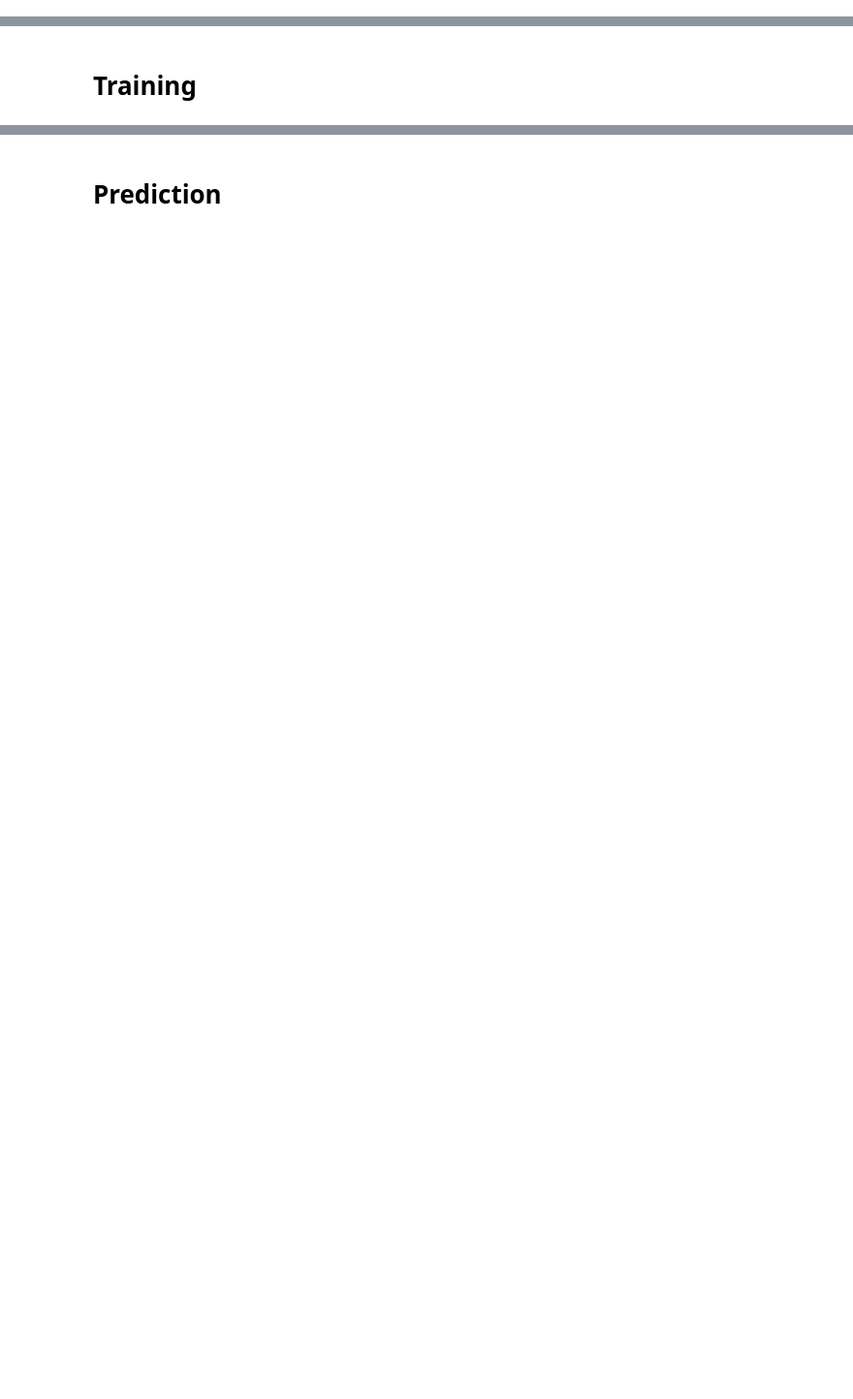
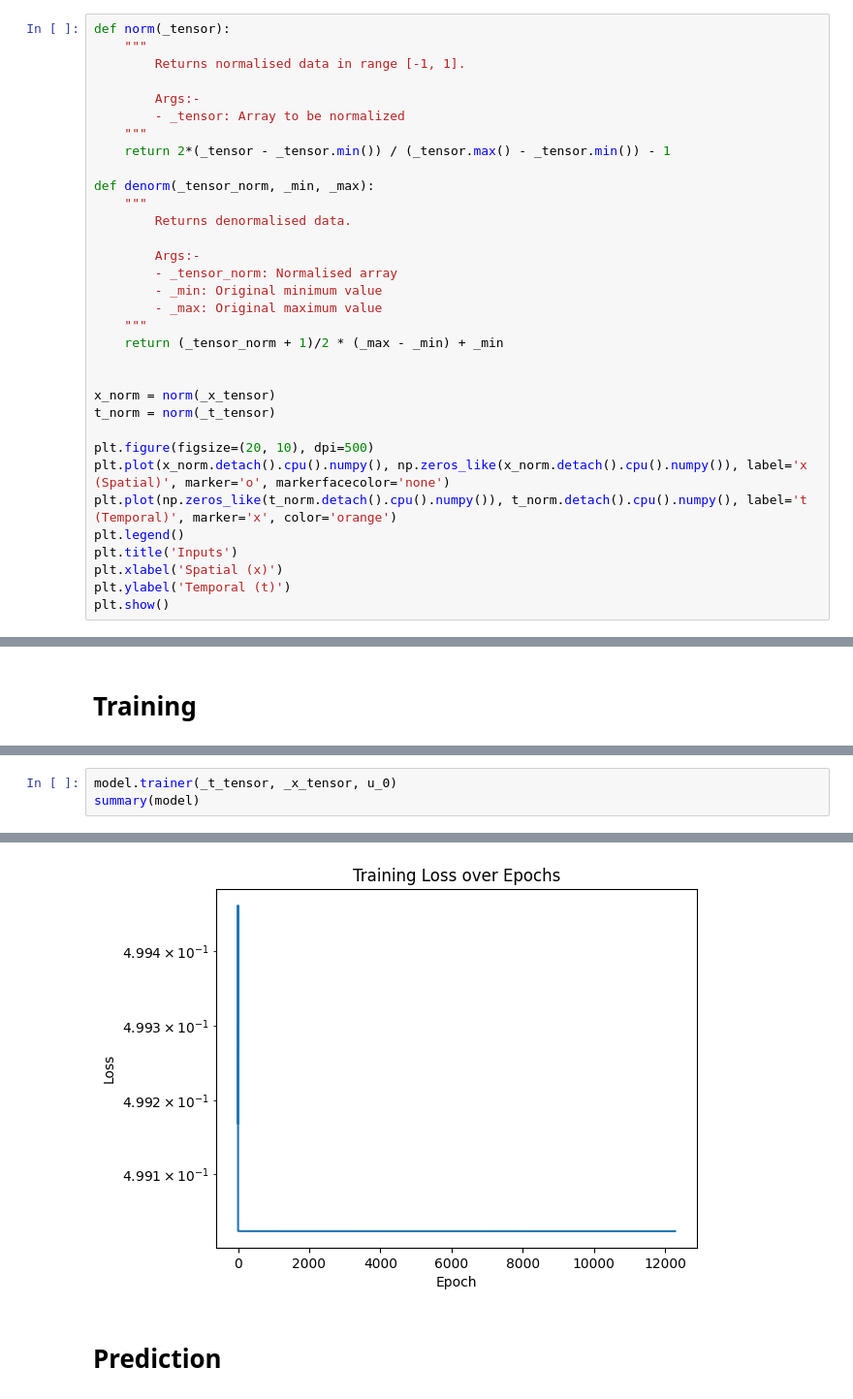
Before and after one commit to nishantak/numerical_sim_PINN, a Jupyter notebook: PINN_Kuramoto/pinn_solver.ipynb, the cells around one changed output, grey strips where cells are left out. Shown at 97% size. Saved outputs shown, nothing was run; the diff lists cells and outputs as text; blank space fills up the shorter version.

```diff
--- a/PINN_Kuramoto/pinn_solver.ipynb
+++ b/PINN_Kuramoto/pinn_solver.ipynb
@@ -77,0 +54,33 @@ t: tensor([[0.0000],
+# %%
+def norm(_tensor):
+    """
+        Returns normalised data in range [-1, 1].
+
+        Args:-
+        - _tensor: Array to be normalized
+    """
+    return 2*(_tensor - _tensor.min()) / (_tensor.max() - _tensor.min()) - 1
+
+def denorm(_tensor_norm, _min, _max):
+    """
+        Returns denormalised data.
+
+        Args:-
+        - _tensor_norm: Normalised array
+        - _min: Original minimum value
+        - _max: Original maximum value
+    """
+    return (_tensor_norm + 1)/2 * (_max - _min) + _min
+
+
+x_norm = norm(_x_tensor)
+t_norm = norm(_t_tensor)
+
+plt.figure(figsize=(20, 10), dpi=500)
+plt.plot(x_norm.detach().cpu().numpy(), np.zeros_like(x_norm.detach().cpu().numpy()), label='x (Spatial)', marker='o', markerfacecolor='none')
+plt.plot(np.zeros_like(t_norm.detach().cpu().numpy()), t_norm.detach().cpu().numpy(), label='t (Temporal)', marker='x', color='orange')
+plt.legend()
+plt.title('Inputs')
+plt.xlabel('Spatial (x)')
+plt.ylabel('Temporal (t)')
+plt.show()
@@ -394,0 +392,4 @@ Non-trainable params: 0
+# %%
+model.trainer(_t_tensor, _x_tensor, u_0)
+summary(model)
+# %% [output]
@@ -395,3 +429,4 @@ Non-trainable params: 0
+[figure, added]
 # %% [markdown]
 # Prediction
 # %%
```
Also changed, not shown: parts of 15 cells of this notebook, 2 other files.
